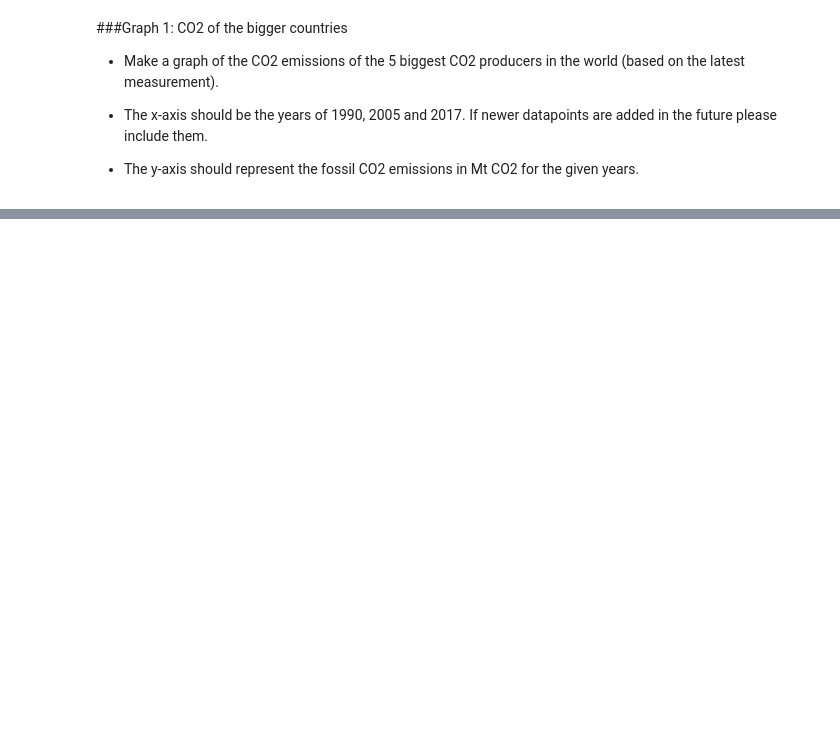
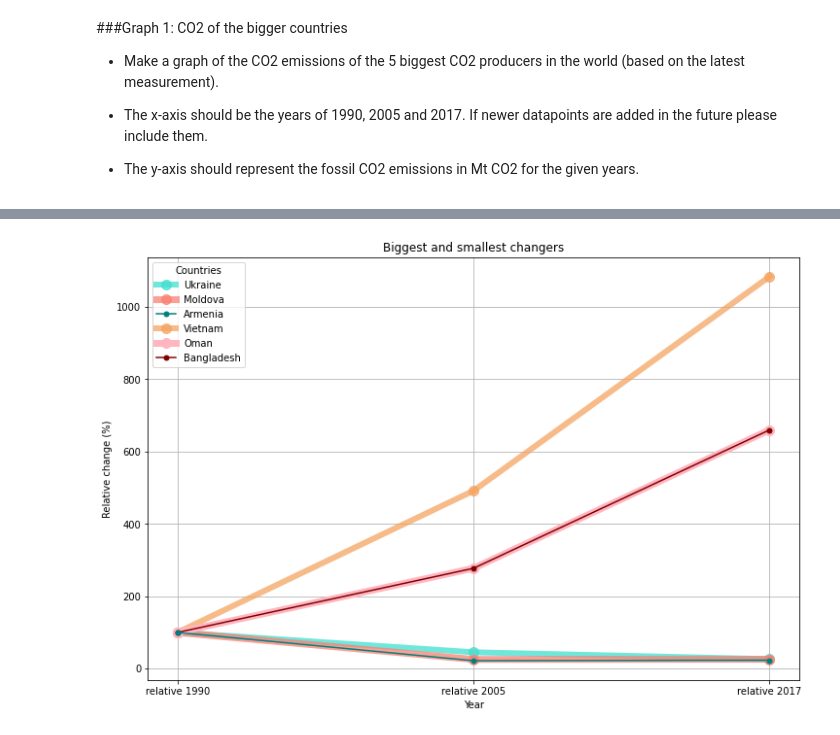
Before and after one commit to MevrouwHelderder/Assignments, a Jupyter notebook: Assignment_Global_CO2_Emissions.ipynb, the cells around one changed output, grey strips where cells are left out. Cells and saved outputs as stored; diff of their text form; code cells hidden in the pictures; blank space fills up the shorter version.

```diff
--- a/Assignment_Global_CO2_Emissions.ipynb
+++ b/Assignment_Global_CO2_Emissions.ipynb
@@ -112,7 +95,0 @@ countries_graph_2
-# %%
-# Show only the top three and bottom three.
-# I'm not sure in what way I need to find the top and bottom 3. Top and bottom of the total change 1990 up to 2017? Top and bottom of total CO2 emission?
-# Lets use the total change between 1990 and 2017.
-
-countries_graph_2 = (pd.concat([countries_graph_2.sort_values("relative 2017", ascending = False).tail(3), countries_graph_2.sort_values("relative 2017", ascending = False).head(3)]))
-countries_graph_2
@@ -160,0 +132,7 @@ plt.show()
+# %%
+# Find the countries that had at least five Mt of CO2 emission in 1990.
+five_mtco2_minimum = countries_graph_2.loc[countries_graph_2["1990"] > 5]
+
+# Now let's find the top and bottom three of those countries.
+five_mtco2_minimum = (pd.concat([five_mtco2_minimum.sort_values("relative 2017", ascending = False).tail(3), five_mtco2_minimum.sort_values("relative 2017", ascending = False).head(3)]))
+five_mtco2_minimum
@@ -160,0 +148,36 @@ plt.show()
+# %%
+# Lets plot again!
+
+# Create the figure.
+fig, ax = plt.subplots(figsize=(12,8))
+
+# Defining what is going on the X-axis.
+x = five_mtco2_minimum.columns[3:]
+
+# Defining the plots, seeing if playing around with the style does anything for the visibility of the overlapping lines.
+# I specifically wanted to try to retrieve things like names of the countries from the dataset and not just copy them over by hand
+country_1 = five_mtco2_minimum.iloc[0,3:].to_numpy()
+country_2 = five_mtco2_minimum.iloc[1,3:].to_numpy()
+country_3 = five_mtco2_minimum.iloc[2,3:].to_numpy()
+country_4 = five_mtco2_minimum.iloc[3,3:].to_numpy()
+country_5 = five_mtco2_minimum.iloc[4,3:].to_numpy()
+country_6 = five_mtco2_minimum.iloc[5,3:].to_numpy()
+
+ax.plot(x, country_1, label=(five_mtco2_minimum.index[0]), marker="o", markersize=10, linewidth=6, color="turquoise", alpha=0.75, zorder=1)
+ax.plot(x, country_2, label=(five_mtco2_minimum.index[1]), marker="o", markersize=10, linewidth=7, color="salmon",alpha=0.75, zorder=2)
+ax.plot(x, country_3, label=(five_mtco2_minimum.index[2]), marker=".", markersize=10, color="teal",zorder=6)
+ax.plot(x, country_4, label=(five_mtco2_minimum.index[3]), marker="o", markersize=10, linewidth=6, color="sandybrown", alpha=0.75, zorder=3)
+ax.plot(x, country_5, label=(five_mtco2_minimum.index[4]), marker="o", markersize=10, linewidth=7, color="lightpink", zorder=4)
+ax.plot(x, country_5, label=(five_mtco2_minimum.index[5]), marker=".", markersize=10, color="maroon",zorder=5)
+
+# Adding the finishing touches.
+plt.title("Biggest and smallest changers")
+plt.xlabel("Year")
+plt.ylabel("Relative change (%)")
+ax.legend(title="Countries")
+plt.grid()
+
+#Showing the table.
+plt.show()
+# %% [output]
+[figure, added]
```
Also changed, not shown: parts of 9 cells of this notebook.
